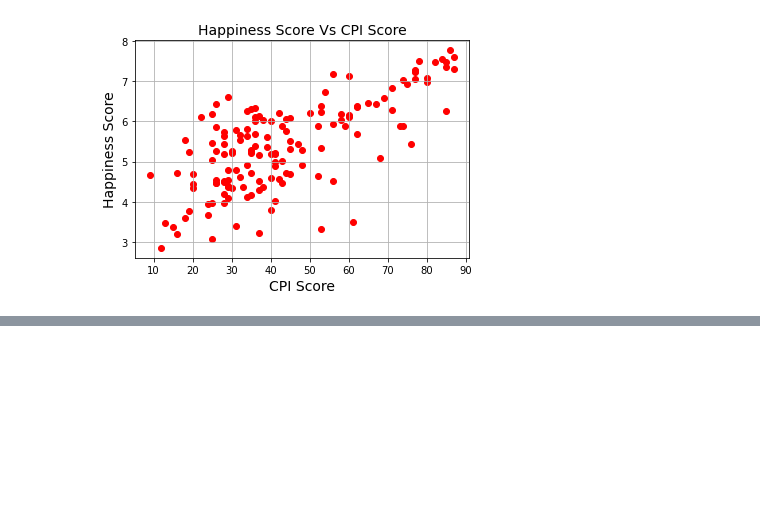
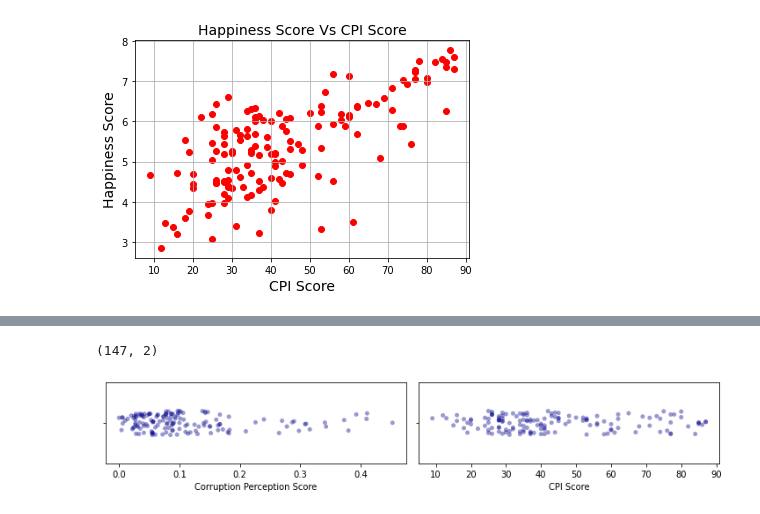
Before and after one commit to RebelDroid09/final-project, a Jupyter notebook: AWS_ConnectionTest.ipynb, the cells around one changed output, grey strips where cells are left out. Cells and saved outputs as stored; diff of their text form; code cells hidden in the pictures; blank space fills up the shorter version.

```diff
--- a/AWS_ConnectionTest.ipynb
+++ b/AWS_ConnectionTest.ipynb
@@ -115,0 +200,26 @@ plt.show()
+# %%
+from sklearn.datasets import make_regression
+
+n_features = 2
+X_train, y_train = make_regression(n_samples=147, n_features=n_features,
+                       n_informative=n_features, random_state=42,
+                       noise=0.5, bias=100.0)
+print(X_train.shape)
+# %% [output]
+(147, 2)
+# %%
+sample_df1 = framedData[['Corruption Perception Score', 'CPI Score']]
+plt.figure(figsize=(15, 2))
+
+#function for plotting stripplots given a dataframe
+def stripplot_these(df):
+    for idx, name in enumerate(df.columns):
+        n = idx + 1
+        plt.subplot(1,3,n)
+        sns.stripplot(x=name, data=df, jitter=0.15, orient= 'h', alpha=.4, color = 'darkblue')
+    plt.tight_layout()
+    plt.show()
+
+stripplot_these(sample_df1)
+# %% [output]
+[figure, added]
```
Also changed, not shown: parts of 9 cells of this notebook.
